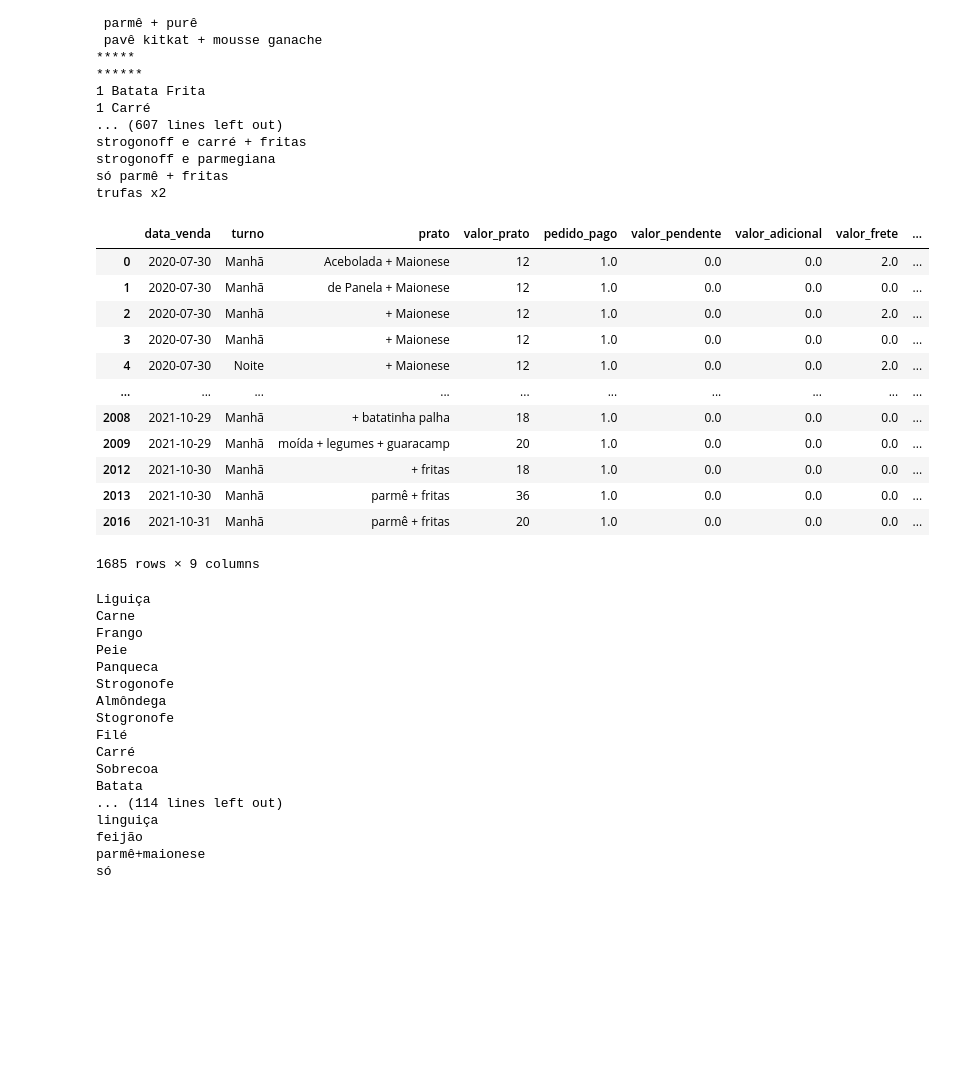
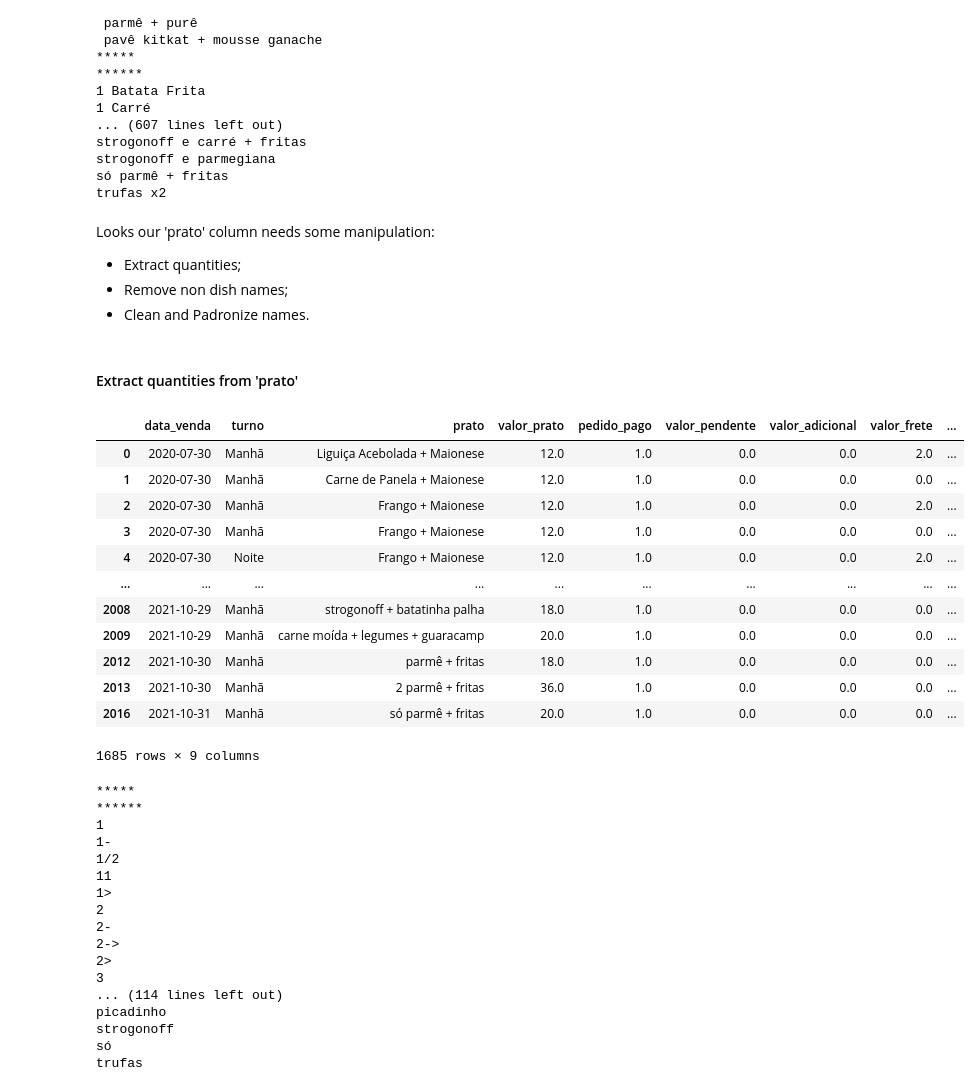
Before and after one commit to PeSobrinho/food_service_report, a Jupyter notebook: notebooks/etl_food_service_data.ipynb, the cells around one changed output. Saved outputs shown, nothing was run; the diff lists cells and outputs as text; code cells hidden in the pictures; blank space fills up the shorter version.

Commit message:
Criação da coluna 'quantidade'
Extração da informação da quantidade vendida contida junto do nome do prato

```diff
--- a/notebooks/etl_food_service_data.ipynb
+++ b/notebooks/etl_food_service_data.ipynb
@@ -165,15 +165,15 @@ See the caveats in the documentation: https://pandas.pydata.org/pandas-docs/stab
 
 data_local['Data'] = pd.to_datetime(data_local['Data'], errors='coerce')
 
-data_local['Valor R$'] = data_local['Valor R$'].astype(float, errors='ignore')
+data_local['Valor R$'] = pd.to_numeric(data_local['Valor R$'], errors= 'coerce').fillna(0)
 
-data_local['à Pagar'] = data_local['à Pagar'].astype(float, errors='ignore')
+data_local['à Pagar'] = pd.to_numeric(data_local['à Pagar'], errors= 'coerce')
 
-data_local['Taxa'] = data_local['Taxa'].astype(float, errors='ignore')
+data_local['Taxa'] = pd.to_numeric(data_local['Taxa'], errors= 'coerce')
 
-data_local['Frete'] = data_local['Frete'].astype(float, errors='ignore')
+data_local['Frete'] = pd.to_numeric(data_local['Frete'], errors= 'coerce')
 
-data_local['Pago'] = data_local['Pago'].astype(int, errors='ignore')
+data_local['Pago'] = pd.to_numeric(data_local['Pago'], errors= 'coerce')
 
 data_local
 # %% [output]
@@ -304,53 +304,57 @@ strogonoff e carré + fritas
 strogonoff e parmegiana
 só parmê + fritas
 trufas x2
+# %% [markdown]
+Looks our 'prato' column needs some manipulation:
+
+- Extract quantities;
+- Remove non dish names;
+- Clean and Padronize names.
+# %% [markdown]
+#### Extract quantities from 'prato'
 # %%
-# Looks our 'prato' column needs some manipulation
-
 ## Extract quantities from 'prato'
 data_local['prato'] = data_local['prato'].str.replace('x', '', regex= False)
 
 data_local['quantidade'] = data_local['prato'].str.split().str[0]
 
-data_local['prato'] = data_local['prato'].str.split().str[1:].str.join(' ')
-
 data_local
 # %% [output]
 |  | data_venda | turno | prato | valor_prato | pedido_pago | valor_pendente | valor_adicional | valor_frete | ... |
-| 0 | 2020-07-30 | Manhã | Acebolada + Maionese | 12 | 1.0 | 0.0 | 0.0 | 2.0 | ... |
-| 1 | 2020-07-30 | Manhã | de Panela + Maionese | 12 | 1.0 | 0.0 | 0.0 | 0.0 | ... |
-| 2 | 2020-07-30 | Manhã | + Maionese | 12 | 1.0 | 0.0 | 0.0 | 2.0 | ... |
-| 3 | 2020-07-30 | Manhã | + Maionese | 12 | 1.0 | 0.0 | 0.0 | 0.0 | ... |
-| 4 | 2020-07-30 | Noite | + Maionese | 12 | 1.0 | 0.0 | 0.0 | 2.0 | ... |
+| 0 | 2020-07-30 | Manhã | Liguiça Acebolada + Maionese | 12.0 | 1.0 | 0.0 | 0.0 | 2.0 | ... |
+| 1 | 2020-07-30 | Manhã | Carne de Panela + Maionese | 12.0 | 1.0 | 0.0 | 0.0 | 0.0 | ... |
+| 2 | 2020-07-30 | Manhã | Frango + Maionese | 12.0 | 1.0 | 0.0 | 0.0 | 2.0 | ... |
+| 3 | 2020-07-30 | Manhã | Frango + Maionese | 12.0 | 1.0 | 0.0 | 0.0 | 0.0 | ... |
+| 4 | 2020-07-30 | Noite | Frango + Maionese | 12.0 | 1.0 | 0.0 | 0.0 | 2.0 | ... |
 | ... | ... | ... | ... | ... | ... | ... | ... | ... | ... |
-| 2008 | 2021-10-29 | Manhã | + batatinha palha | 18 | 1.0 | 0.0 | 0.0 | 0.0 | ... |
-| 2009 | 2021-10-29 | Manhã | moída + legumes + guaracamp | 20 | 1.0 | 0.0 | 0.0 | 0.0 | ... |
-| 2012 | 2021-10-30 | Manhã | + fritas | 18 | 1.0 | 0.0 | 0.0 | 0.0 | ... |
-| 2013 | 2021-10-30 | Manhã | parmê + fritas | 36 | 1.0 | 0.0 | 0.0 | 0.0 | ... |
-| 2016 | 2021-10-31 | Manhã | parmê + fritas | 20 | 1.0 | 0.0 | 0.0 | 0.0 | ... |
+| 2008 | 2021-10-29 | Manhã | strogonoff + batatinha palha | 18.0 | 1.0 | 0.0 | 0.0 | 0.0 | ... |
+| 2009 | 2021-10-29 | Manhã | carne moída + legumes + guaracamp | 20.0 | 1.0 | 0.0 | 0.0 | 0.0 | ... |
+| 2012 | 2021-10-30 | Manhã | parmê + fritas | 18.0 | 1.0 | 0.0 | 0.0 | 0.0 | ... |
+| 2013 | 2021-10-30 | Manhã | 2 parmê + fritas | 36.0 | 1.0 | 0.0 | 0.0 | 0.0 | ... |
+| 2016 | 2021-10-31 | Manhã | só parmê + fritas | 20.0 | 1.0 | 0.0 | 0.0 | 0.0 | ... |
 1685 rows × 9 columns
 # %%
 ### Looking for 'quantidade'
 
 unique_quantidade = data_local['quantidade'].unique()
 
-for qtd in unique_quantidade:
+for qtd in sorted(unique_quantidade): # Appying sorted, number will appear first
     print(qtd)
 # %% [output]
-Liguiça
-Carne
-Frango
-Peie
-Panqueca
-Strogonofe
-Almôndega
-Stogronofe
-Filé
-Carré
-Sobrecoa
-Batata
+*****
+******
+1
+1-
+1/2
+11
+1>
+2
+2-
+2->
+2>
+3
 ... (114 lines left out)
-linguiça
-feijão
-parmê+maionese
+picadinho
+strogonoff
 só
+trufas
```
Also changed, not shown: parts of 8 cells of this notebook, 3 other files.
